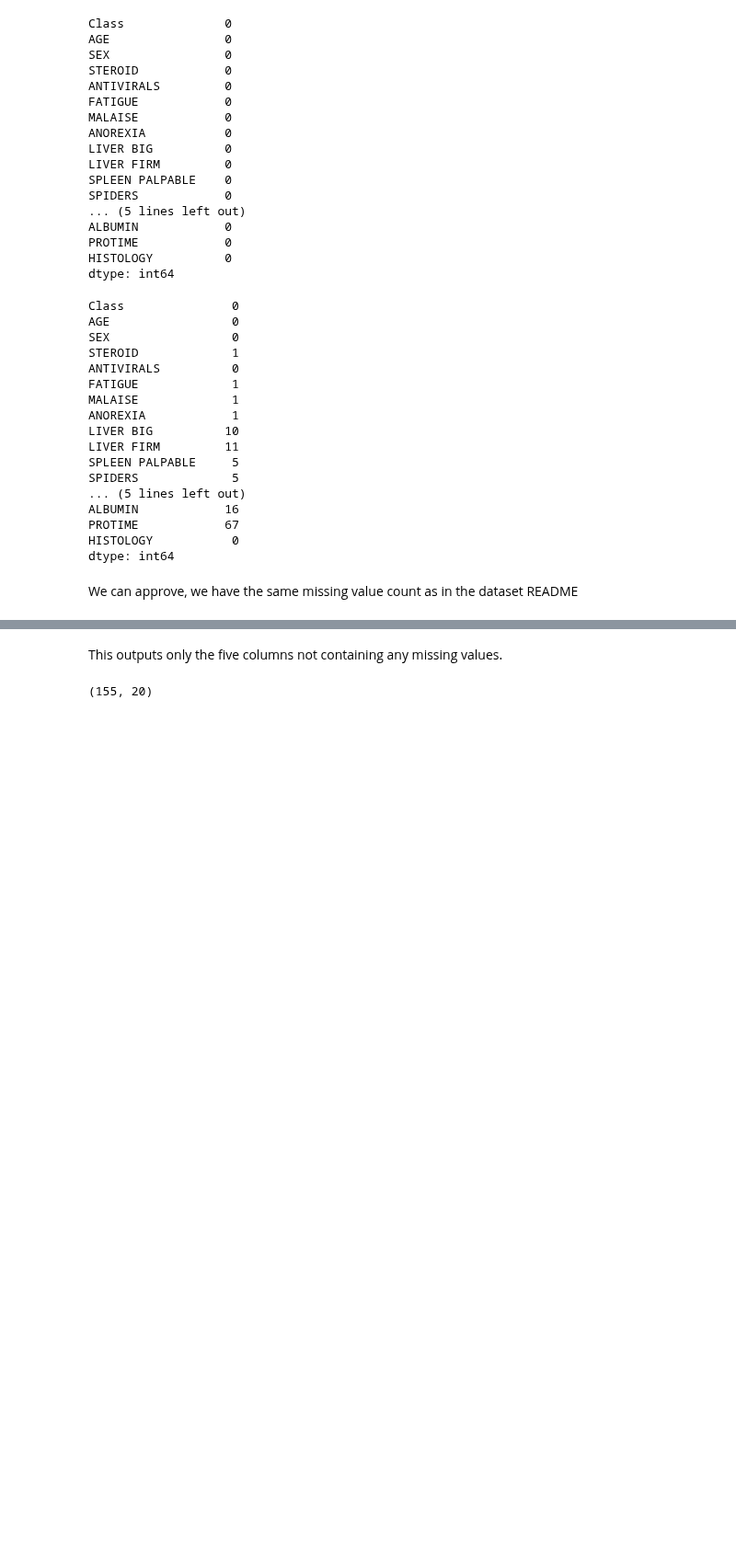
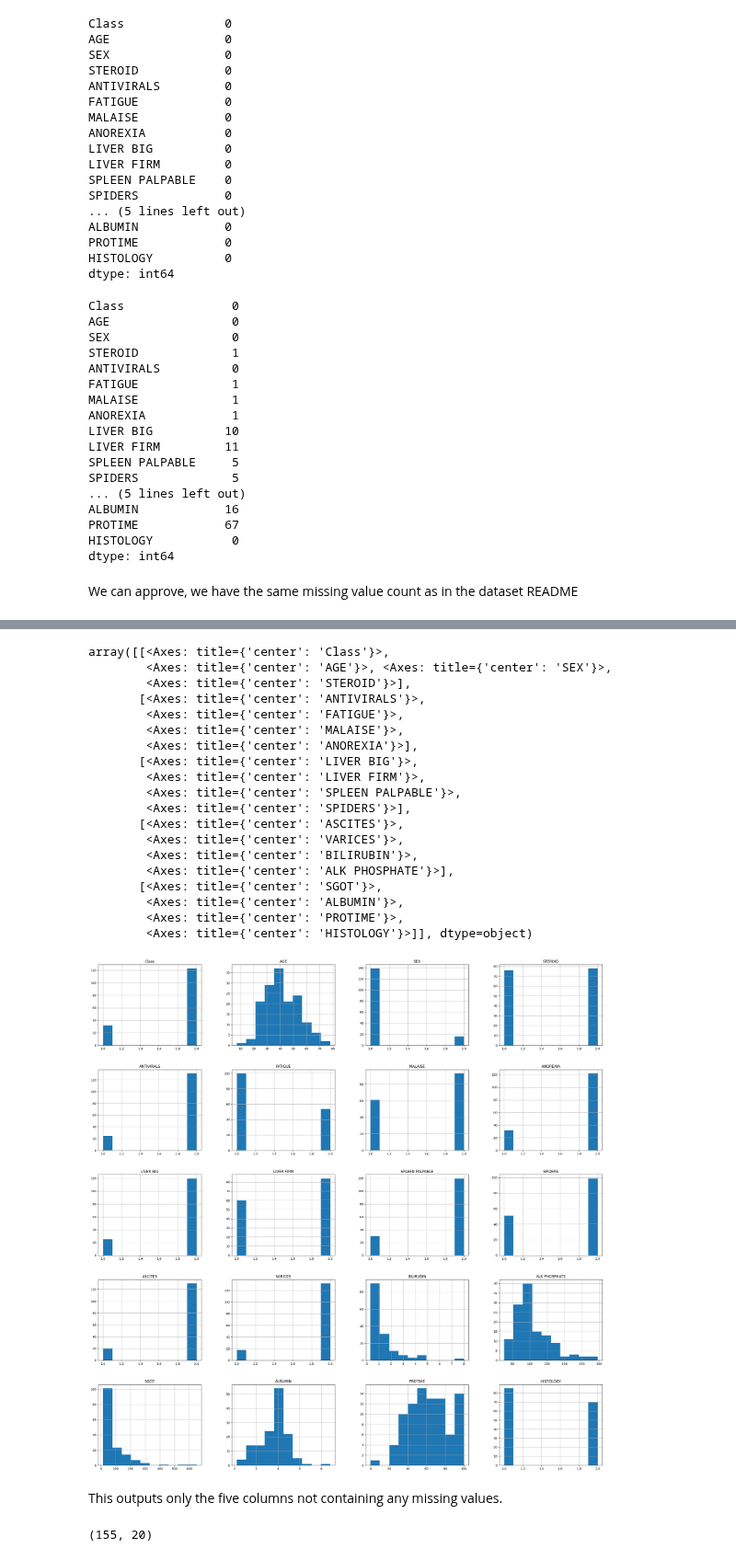
Before and after one commit to lebe1/MachineLearningCourse, a Jupyter notebook: Exercise1/explore_hepatitis.ipynb, the cells around one changed output, grey strips where cells are left out. Shown at 92% size. Cells and saved outputs as stored; diff of their text form; code cells hidden in the pictures; blank space fills up the shorter version.

```diff
--- a/Exercise1/explore_hepatitis.ipynb
+++ b/Exercise1/explore_hepatitis.ipynb
@@ -76,3 +109,28 @@ array([[<Axes: title={'center': 'Class'}>,
+# %%
+for series_name, series in data.items():
+    data[series_name] = pd.to_numeric(series)
+data.hist(figsize=(30,30))
+# %% [output]
+array([[<Axes: title={'center': 'Class'}>,
+        <Axes: title={'center': 'AGE'}>, <Axes: title={'center': 'SEX'}>,
+        <Axes: title={'center': 'STEROID'}>],
+       [<Axes: title={'center': 'ANTIVIRALS'}>,
+        <Axes: title={'center': 'FATIGUE'}>,
+        <Axes: title={'center': 'MALAISE'}>,
+        <Axes: title={'center': 'ANOREXIA'}>],
+       [<Axes: title={'center': 'LIVER BIG'}>,
+        <Axes: title={'center': 'LIVER FIRM'}>,
+        <Axes: title={'center': 'SPLEEN PALPABLE'}>,
+        <Axes: title={'center': 'SPIDERS'}>],
+       [<Axes: title={'center': 'ASCITES'}>,
+        <Axes: title={'center': 'VARICES'}>,
+        <Axes: title={'center': 'BILIRUBIN'}>,
+        <Axes: title={'center': 'ALK PHOSPHATE'}>],
+       [<Axes: title={'center': 'SGOT'}>,
+        <Axes: title={'center': 'ALBUMIN'}>,
+        <Axes: title={'center': 'PROTIME'}>,
+        <Axes: title={'center': 'HISTOLOGY'}>]], dtype=object)
+[figure, added]
 # %% [markdown]
 This outputs only the five columns not containing any missing values.
 # %%
```
Also changed, not shown: parts of 27 cells of this notebook, 21 other files.
